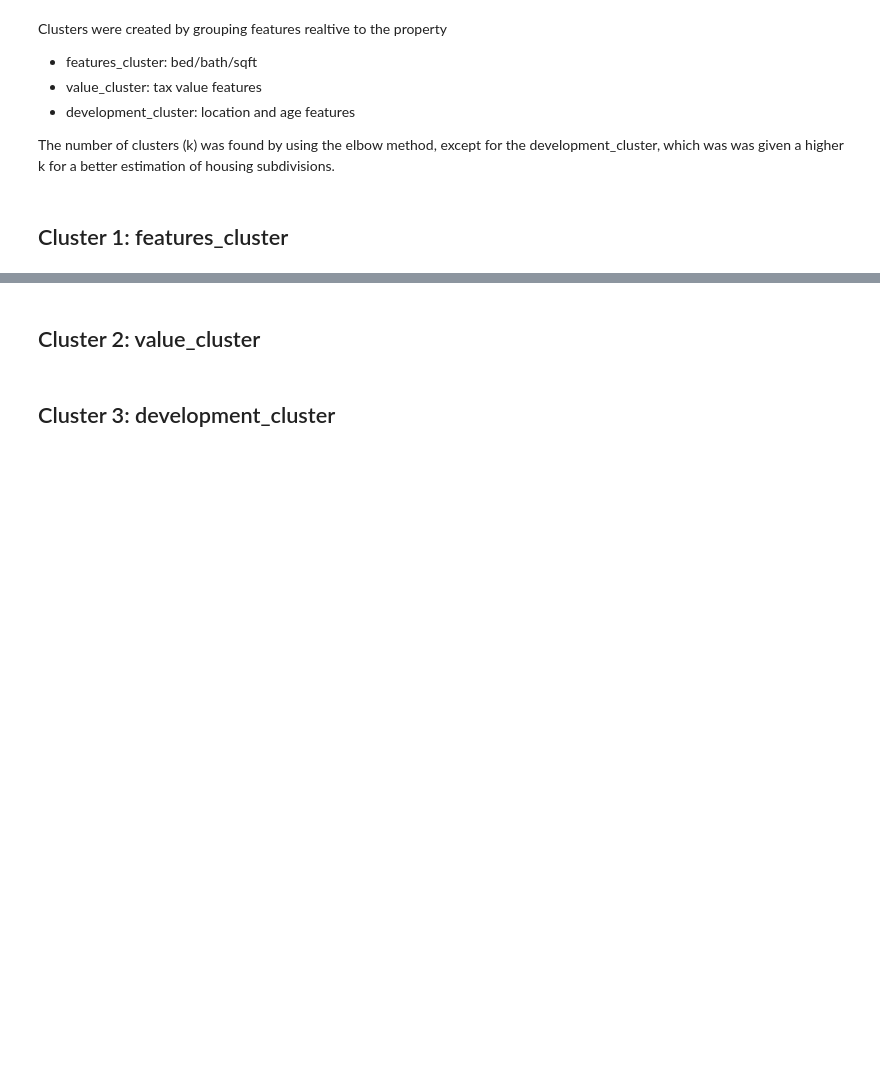
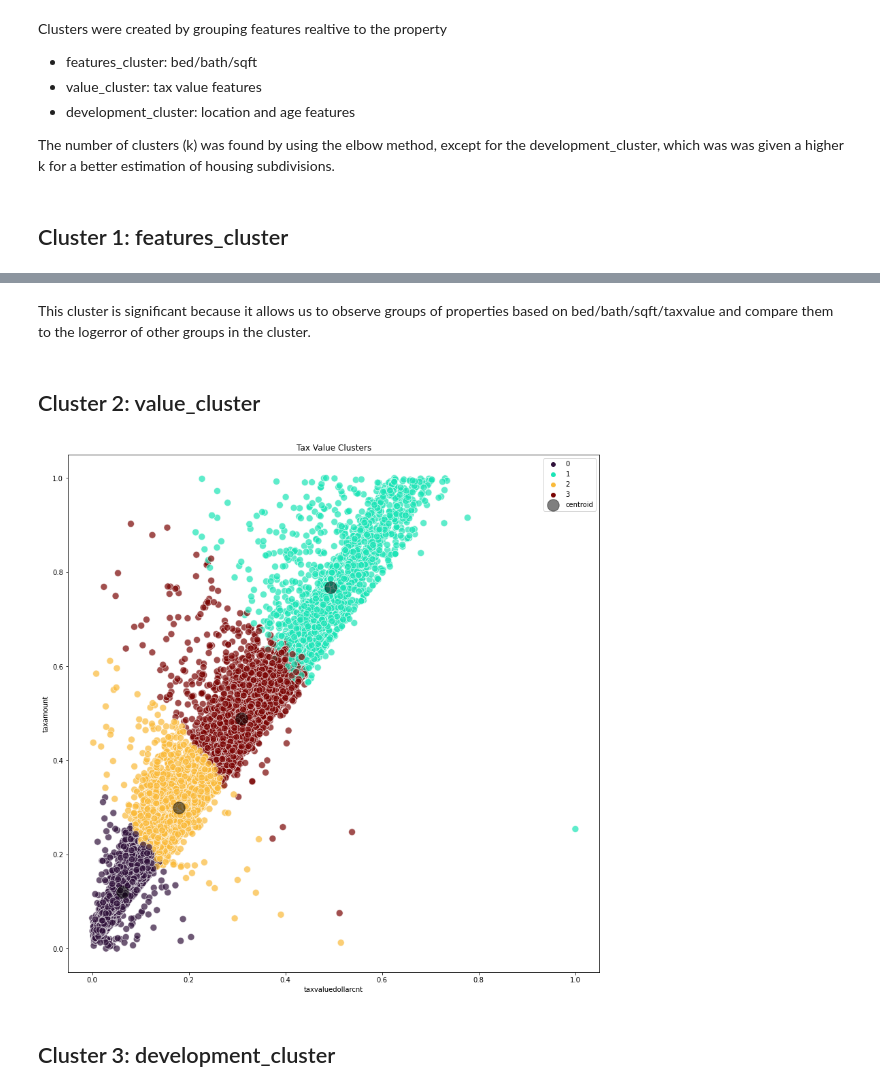
Before and after one commit to velasquez-wheeler/zillow_clustering_project, a Jupyter notebook: zillow_report.ipynb, the cells around one changed output, grey strips where cells are left out. Cells and saved outputs as stored; diff of their text form; code cells hidden in the pictures; blank space fills up the shorter version.

```diff
--- a/zillow_report.ipynb
+++ b/zillow_report.ipynb
@@ -122,3 +133,5 @@ test_scaled['feature_cluster'] = kmeans.predict(X_test_feature_cluster)
+# %% [markdown]
+This cluster is significant because it allows us to observe groups of properties based on bed/bath/sqft/taxvalue and compare them to the logerror of other groups in the cluster.
 # %% [markdown]
 ## Cluster 2: value_cluster
 # %%
@@ -137,8 +150,14 @@ kmeans.fit(X_train_value_cluster)
 train_scaled['value_cluster'] = kmeans.predict(X_train_value_cluster)
 validate_scaled['value_cluster'] = kmeans.predict(X_validate_value_cluster)
 test_scaled['value_cluster'] = kmeans.predict(X_test_value_cluster)
+X_train_value_cluster['value_cluster'] = kmeans.predict(X_train_value_cluster)
+
+# define centroids
+centroids = pd.DataFrame(kmeans.cluster_centers_, columns = X_train_value_cluster.loc[:, X_train_value_cluster.columns != 'value_cluster'].columns)
 # %%
-### visualize ###
+viz.cluster2_with_centroid(X_train_value_cluster, centroids)
+# %% [output]
+[figure, added]
 # %% [markdown]
 ## Cluster 3: development_cluster
 # %%
```
Also changed, not shown: parts of 25 cells of this notebook, 2 other files.
